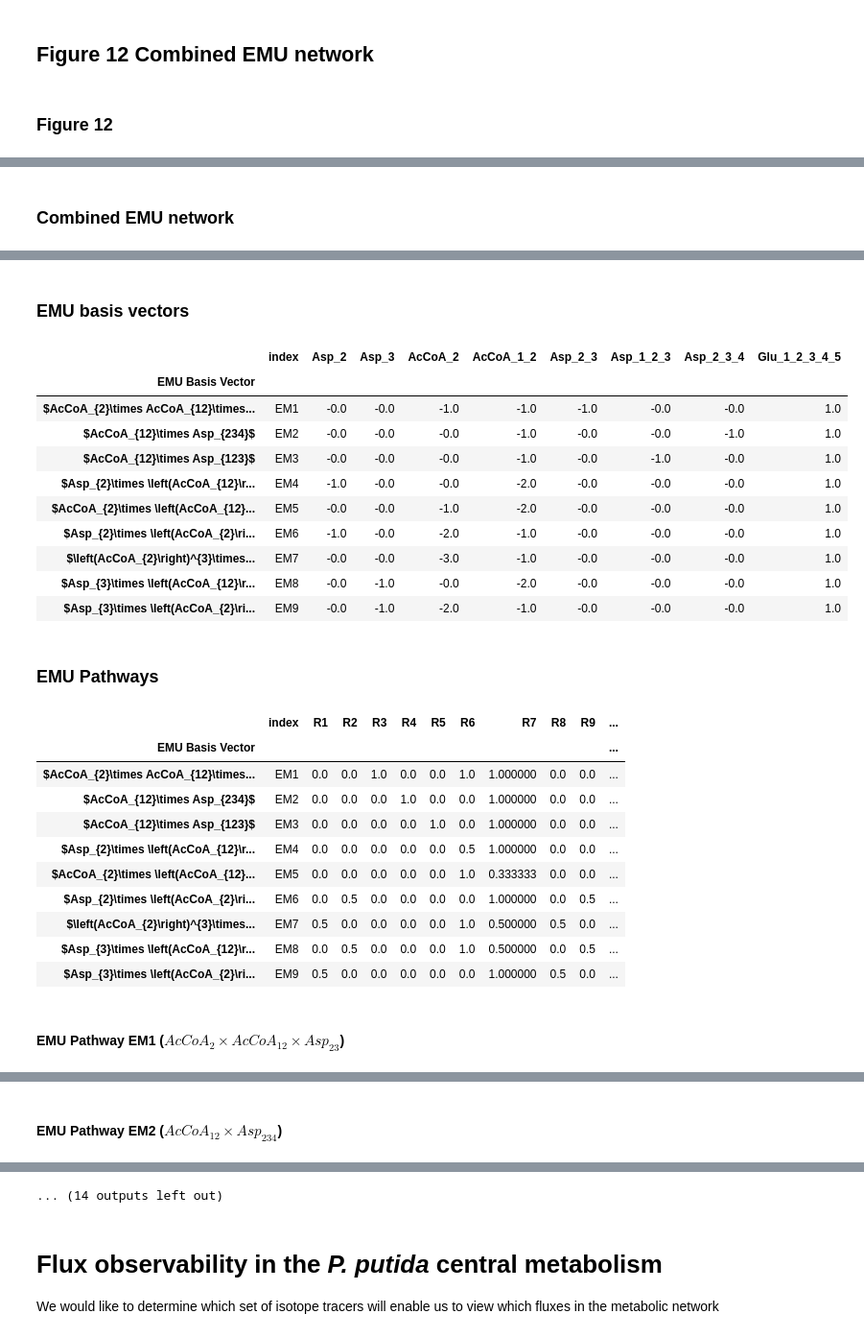
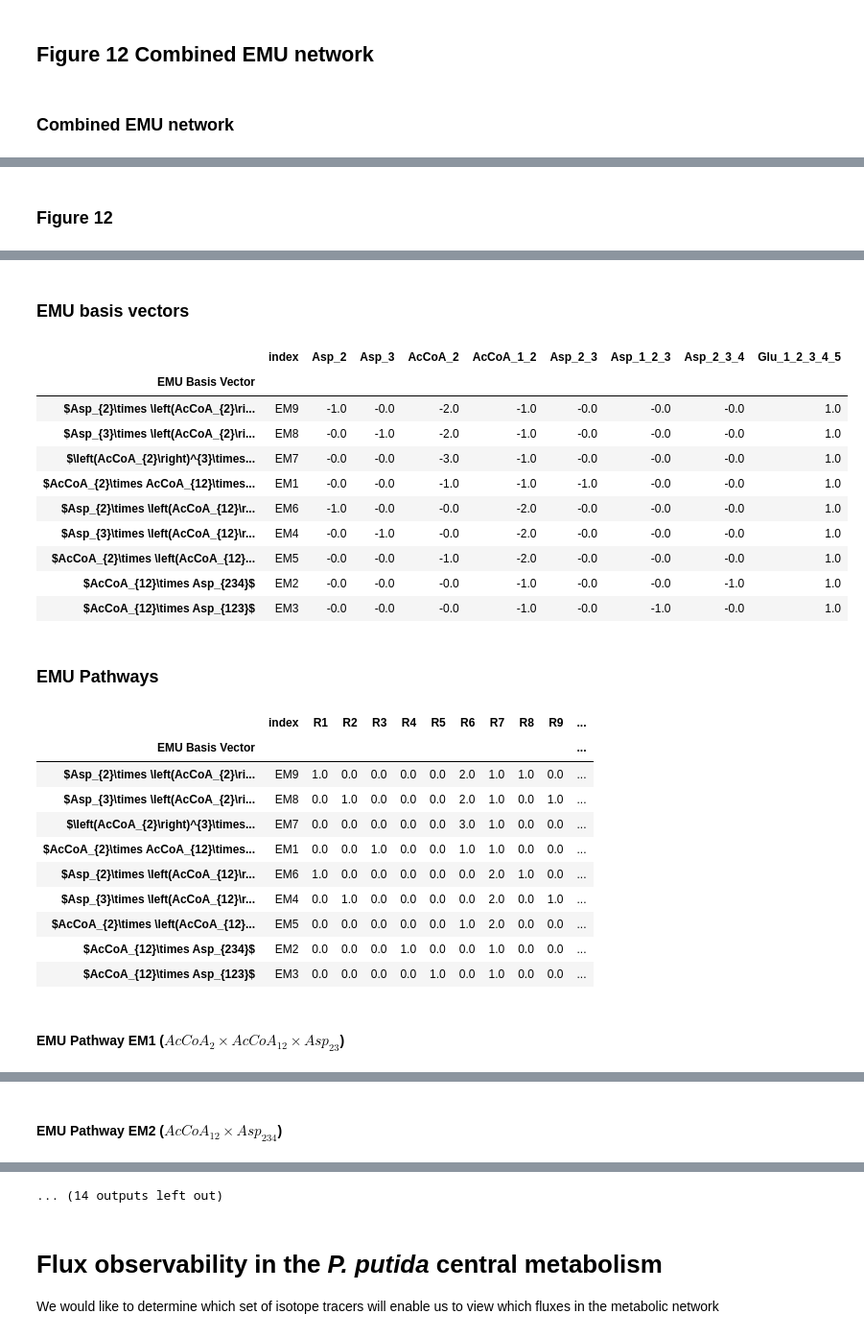
Before and after one commit to AgileBioFoundry/EMSL-Summer-School-2021-fluxomics, a Jupyter notebook: flux observability analysis.ipynb, the cells around one changed output, grey strips where cells are left out. Shown at 96% size. Saved outputs shown, nothing was run; the diff lists cells and outputs as text; code cells hidden in the pictures.

Commit message:
elmo order is nondeterministic, so I now only calculate them once.

```diff
--- a/flux observability analysis.ipynb
+++ b/flux observability analysis.ipynb
@@ -45,14 +45,16 @@ def get_stoichiometric_matrix( network ):
                     index=[m.id for m in emu_network.metabolites],
                     columns = [r.id for r in emu_network.reactions])
 
-def EMU_basis_vectors( network, external_rxns,external_mets, output_met ):
+def get_EMU_basis_vectors_and_pathways( network, external_rxns,external_mets, output_met, output_rxn ):
     S = get_stoichiometric_matrix( network )
     elmos = calculate_elementary_modes( network, verbose=False)
+    elmos = elmos.T.divide(elmos[output_rxn]).T
+
     EMU_basis_vector = elmos[external_rxns].dot(S[external_rxns].T)[external_mets]
     EMU_basis_vector = EMU_basis_vector.T.divide(EMU_basis_vector[output_met]).T
     for em in EMU_basis_vector.index:
         EMU_basis_vector.loc[em,'EMU Basis Vector'] = get_EMU_basis_vector_name( EMU_basis_vector.loc[em] )
-    return EMU_basis_vector
+    return EMU_basis_vector, elmos
 def get_nullspace( df ):
     basis_vectors = sympy.Matrix(S.values).nullspace()
     return pd.DataFrame(dict([('bv{}'.format(i),
@@ -101,7 +103,9 @@ rxns, mets = S.columns, S.index
 external_mets = ['A_1_2_3', 'A_1_2' ,'A_3', 'E_1_2_3']
 external_rxns = ['R6', 'R7', 'R8', 'R9']
 output_met = 'E_1_2_3'
-emu_elmo = calculate_elementary_modes( emu_network, verbose=False)
+output_rxn = 'R9'
+ebv, emu_elmo = get_EMU_basis_vectors_and_pathways( emu_network, external_rxns, external_mets, output_met,output_rxn)
+
 display(Markdown('### Figure 3\n'))
 display(Image('Figure3.png'))
 display(Markdown('### Combined EMU network\n'))
@@ -109,7 +113,6 @@ display(flux_map(cobra.io.load_json_model("figure3_combined_EMU_network.json"),
          flux_dict={rxn.id: emu_elmo.sum(axis=0)[rxn.id] for rxn in emu_network.reactions}))
 #cobra.io.save_json_model(emu_network, "figure3_combined_emu_network.json",pretty=True)
 display(Markdown('### EMU basis vectors \n'))
-ebv = EMU_basis_vectors( emu_network, external_rxns, external_mets, output_met)
 display(ebv)
 
 display(Markdown('### EMU Pathways ###\n'))
@@ -225,7 +224,8 @@ rxns, mets = S.columns, S.index
 external_mets = [ 'A_1','A_3', 'A_1_2', 'A_1_2_3', 'F_1_2_3']
 external_rxns = ['R6', 'R7', 'R8', 'R11', 'R12']
 output_met = 'F_1_2_3'
-emu_elmo = calculate_elementary_modes( emu_network, verbose=False)
+output_rxn = 'R11'
+ebv, emu_elmo = get_EMU_basis_vectors_and_pathways( emu_network, external_rxns, external_mets, output_met,output_rxn)
 
 #cobra.io.save_json_model(emu_network, "figure7_combined_emu_network.json",pretty=True)
 display(Markdown('### Figure 7\n'))
@@ -234,7 +234,6 @@ display(Markdown('### Combined EMU network\n'))
 display(flux_map(cobra.io.load_json_model("figure7_combined_EMU_network.json"), display_name_format=lambda x: str(x.id),
          flux_dict={rxn.id: emu_elmo.sum(axis=0)[rxn.id] for rxn in emu_network.reactions}))
 display(Markdown('### EMU basis vectors for $F_{123}$ \n'))
-ebv = EMU_basis_vectors( emu_network, external_rxns, external_mets, output_met)
 
 display(ebv)
 
@@ -343,25 +342,37 @@ rxns, mets = S.columns, S.index
 external_mets = [ 'Asp_2','Asp_3', 'AcCoA_2', 'AcCoA_1_2', 'Asp_2_3','Asp_1_2_3', 'Asp_2_3_4', 'Glu_1_2_3_4_5']
 external_rxns = ['R1', 'R2', 'R3', 'R4', 'R5', 'R6','R7', 'R18']
 output_met = 'Glu_1_2_3_4_5'
+output_rxn = 'R18'
 
-emu_elmo = calculate_elementary_modes( emu_network, verbose=False)
+bv_order = ['$Asp_{2}\\times \\left(AcCoA_{2}\\right)^{2}\\times AcCoA_{12}$',
+            '$Asp_{3}\\times \\left(AcCoA_{2}\\right)^{2}\\times AcCoA_{12}$',
+            '$\\left(AcCoA_{2}\\right)^{3}\\times AcCoA_{12}$',
+            '$AcCoA_{2}\\times AcCoA_{12}\\times Asp_{23}$',
+            '$Asp_{2}\\times \\left(AcCoA_{12}\\right)^{2}$',
+            '$Asp_{3}\\times \\left(AcCoA_{12}\\right)^{2}$',
+            '$AcCoA_{2}\\times \\left(AcCoA_{12}\\right)^{2}$',
+            '$AcCoA_{12}\\times Asp_{234}$',
+            '$AcCoA_{12}\\times Asp_{123}$']
+
+ebv, emu_elmo = get_EMU_basis_vectors_and_pathways( emu_network, external_rxns, external_mets, output_met, output_rxn)
 #cobra.io.save_json_model(emu_network, "figure12_combined_emu_network.json",pretty=True)
-display(Markdown('### Figure 12\n'))
-display(Image('Figure12.png'))
 
 display(Markdown('### Combined EMU network\n'))
 display(flux_map(cobra.io.load_json_model("figure12_combined_EMU_network.json"), display_name_format=lambda x: str(x.id),
          flux_dict={rxn.id: emu_elmo.sum(axis=0)[rxn.id] for rxn in emu_network.reactions}))
 
+display(Markdown('### Figure 12\n'))
+display(Image('Figure12.png'))
+
 display(Markdown('### EMU basis vectors \n'))
-ebv = EMU_basis_vectors( emu_network, external_rxns, external_mets, output_met)
-display(HTML(ebv.reset_index().set_index('EMU Basis Vector').to_html()))
+display(HTML(ebv.reset_index().set_index('EMU Basis Vector').loc[bv_order].to_html()))
 
+#display(ebv['EMU Basis Vector'].values)
 
 
 display(Markdown('### EMU Pathways ###\n'))
 emu_elmo['EMU Basis Vector']  = ebv['EMU Basis Vector']
-display(emu_elmo.reset_index().set_index('EMU Basis Vector'))
+display(HTML(emu_elmo.reset_index().set_index('EMU Basis Vector').loc[bv_order].to_html()))
 
 for em in emu_elmo.index:
     with emu_network:
@@ -372,4 +383,4 @@ for em in emu_elmo.index:
                      flux_dict={rxn.id: emu_elmo.loc[em,rxn.id]
                             for rxn in emu_network.reactions}))
 # %% [output]
-### Figure 12
+### Combined EMU network
@@ -376,2 +388,2 @@ for em in emu_elmo.index:
+### Figure 12
 [figure]
-### Combined EMU network
@@ -379,27 +390,27 @@ for em in emu_elmo.index:
 ### EMU basis vectors
 |  | index | Asp_2 | Asp_3 | AcCoA_2 | AcCoA_1_2 | Asp_2_3 | Asp_1_2_3 | Asp_2_3_4 | Glu_1_2_3_4_5 |
 | EMU Basis Vector |  |  |  |  |  |  |  |  |  |
+| $Asp_{2}\times \left(AcCoA_{2}\ri... | EM9 | -1.0 | -0.0 | -2.0 | -1.0 | -0.0 | -0.0 | -0.0 | 1.0 |
+| $Asp_{3}\times \left(AcCoA_{2}\ri... | EM8 | -0.0 | -1.0 | -2.0 | -1.0 | -0.0 | -0.0 | -0.0 | 1.0 |
+| $\left(AcCoA_{2}\right)^{3}\times... | EM7 | -0.0 | -0.0 | -3.0 | -1.0 | -0.0 | -0.0 | -0.0 | 1.0 |
 | $AcCoA_{2}\times AcCoA_{12}\times... | EM1 | -0.0 | -0.0 | -1.0 | -1.0 | -1.0 | -0.0 | -0.0 | 1.0 |
+| $Asp_{2}\times \left(AcCoA_{12}\r... | EM6 | -1.0 | -0.0 | -0.0 | -2.0 | -0.0 | -0.0 | -0.0 | 1.0 |
+| $Asp_{3}\times \left(AcCoA_{12}\r... | EM4 | -0.0 | -1.0 | -0.0 | -2.0 | -0.0 | -0.0 | -0.0 | 1.0 |
+| $AcCoA_{2}\times \left(AcCoA_{12}... | EM5 | -0.0 | -0.0 | -1.0 | -2.0 | -0.0 | -0.0 | -0.0 | 1.0 |
 | $AcCoA_{12}\times Asp_{234}$ | EM2 | -0.0 | -0.0 | -0.0 | -1.0 | -0.0 | -0.0 | -1.0 | 1.0 |
 | $AcCoA_{12}\times Asp_{123}$ | EM3 | -0.0 | -0.0 | -0.0 | -1.0 | -0.0 | -1.0 | -0.0 | 1.0 |
-| $Asp_{2}\times \left(AcCoA_{12}\r... | EM4 | -1.0 | -0.0 | -0.0 | -2.0 | -0.0 | -0.0 | -0.0 | 1.0 |
-| $AcCoA_{2}\times \left(AcCoA_{12}... | EM5 | -0.0 | -0.0 | -1.0 | -2.0 | -0.0 | -0.0 | -0.0 | 1.0 |
-| $Asp_{2}\times \left(AcCoA_{2}\ri... | EM6 | -1.0 | -0.0 | -2.0 | -1.0 | -0.0 | -0.0 | -0.0 | 1.0 |
-| $\left(AcCoA_{2}\right)^{3}\times... | EM7 | -0.0 | -0.0 | -3.0 | -1.0 | -0.0 | -0.0 | -0.0 | 1.0 |
-| $Asp_{3}\times \left(AcCoA_{12}\r... | EM8 | -0.0 | -1.0 | -0.0 | -2.0 | -0.0 | -0.0 | -0.0 | 1.0 |
-| $Asp_{3}\times \left(AcCoA_{2}\ri... | EM9 | -0.0 | -1.0 | -2.0 | -1.0 | -0.0 | -0.0 | -0.0 | 1.0 |
 ### EMU Pathways ###
 |  | index | R1 | R2 | R3 | R4 | R5 | R6 | R7 | R8 | R9 | ... |
 | EMU Basis Vector |  |  |  |  |  |  |  |  |  |  | ... |
-| $AcCoA_{2}\times AcCoA_{12}\times... | EM1 | 0.0 | 0.0 | 1.0 | 0.0 | 0.0 | 1.0 | 1.000000 | 0.0 | 0.0 | ... |
-| $AcCoA_{12}\times Asp_{234}$ | EM2 | 0.0 | 0.0 | 0.0 | 1.0 | 0.0 | 0.0 | 1.000000 | 0.0 | 0.0 | ... |
-| $AcCoA_{12}\times Asp_{123}$ | EM3 | 0.0 | 0.0 | 0.0 | 0.0 | 1.0 | 0.0 | 1.000000 | 0.0 | 0.0 | ... |
-| $Asp_{2}\times \left(AcCoA_{12}\r... | EM4 | 0.0 | 0.0 | 0.0 | 0.0 | 0.0 | 0.5 | 1.000000 | 0.0 | 0.0 | ... |
-| $AcCoA_{2}\times \left(AcCoA_{12}... | EM5 | 0.0 | 0.0 | 0.0 | 0.0 | 0.0 | 1.0 | 0.333333 | 0.0 | 0.0 | ... |
-| $Asp_{2}\times \left(AcCoA_{2}\ri... | EM6 | 0.0 | 0.5 | 0.0 | 0.0 | 0.0 | 0.0 | 1.000000 | 0.0 | 0.5 | ... |
-| $\left(AcCoA_{2}\right)^{3}\times... | EM7 | 0.5 | 0.0 | 0.0 | 0.0 | 0.0 | 1.0 | 0.500000 | 0.5 | 0.0 | ... |
-| $Asp_{3}\times \left(AcCoA_{12}\r... | EM8 | 0.0 | 0.5 | 0.0 | 0.0 | 0.0 | 1.0 | 0.500000 | 0.0 | 0.5 | ... |
-| $Asp_{3}\times \left(AcCoA_{2}\ri... | EM9 | 0.5 | 0.0 | 0.0 | 0.0 | 0.0 | 0.0 | 1.000000 | 0.5 | 0.0 | ... |
+| $Asp_{2}\times \left(AcCoA_{2}\ri... | EM9 | 1.0 | 0.0 | 0.0 | 0.0 | 0.0 | 2.0 | 1.0 | 1.0 | 0.0 | ... |
+| $Asp_{3}\times \left(AcCoA_{2}\ri... | EM8 | 0.0 | 1.0 | 0.0 | 0.0 | 0.0 | 2.0 | 1.0 | 0.0 | 1.0 | ... |
+| $\left(AcCoA_{2}\right)^{3}\times... | EM7 | 0.0 | 0.0 | 0.0 | 0.0 | 0.0 | 3.0 | 1.0 | 0.0 | 0.0 | ... |
+| $AcCoA_{2}\times AcCoA_{12}\times... | EM1 | 0.0 | 0.0 | 1.0 | 0.0 | 0.0 | 1.0 | 1.0 | 0.0 | 0.0 | ... |
+| $Asp_{2}\times \left(AcCoA_{12}\r... | EM6 | 1.0 | 0.0 | 0.0 | 0.0 | 0.0 | 0.0 | 2.0 | 1.0 | 0.0 | ... |
+| $Asp_{3}\times \left(AcCoA_{12}\r... | EM4 | 0.0 | 1.0 | 0.0 | 0.0 | 0.0 | 0.0 | 2.0 | 0.0 | 1.0 | ... |
+| $AcCoA_{2}\times \left(AcCoA_{12}... | EM5 | 0.0 | 0.0 | 0.0 | 0.0 | 0.0 | 1.0 | 2.0 | 0.0 | 0.0 | ... |
+| $AcCoA_{12}\times Asp_{234}$ | EM2 | 0.0 | 0.0 | 0.0 | 1.0 | 0.0 | 0.0 | 1.0 | 0.0 | 0.0 | ... |
+| $AcCoA_{12}\times Asp_{123}$ | EM3 | 0.0 | 0.0 | 0.0 | 0.0 | 1.0 | 0.0 | 1.0 | 0.0 | 0.0 | ... |
 #### EMU Pathway EM1 ($AcCoA_{2}\times AcCoA_{12}\times Asp_{23}$)
 [interactive output not drawn]
 #### EMU Pathway EM2 ($AcCoA_{12}\times Asp_{234}$)
```
Also changed, not shown: parts of 2 cells of this notebook.
